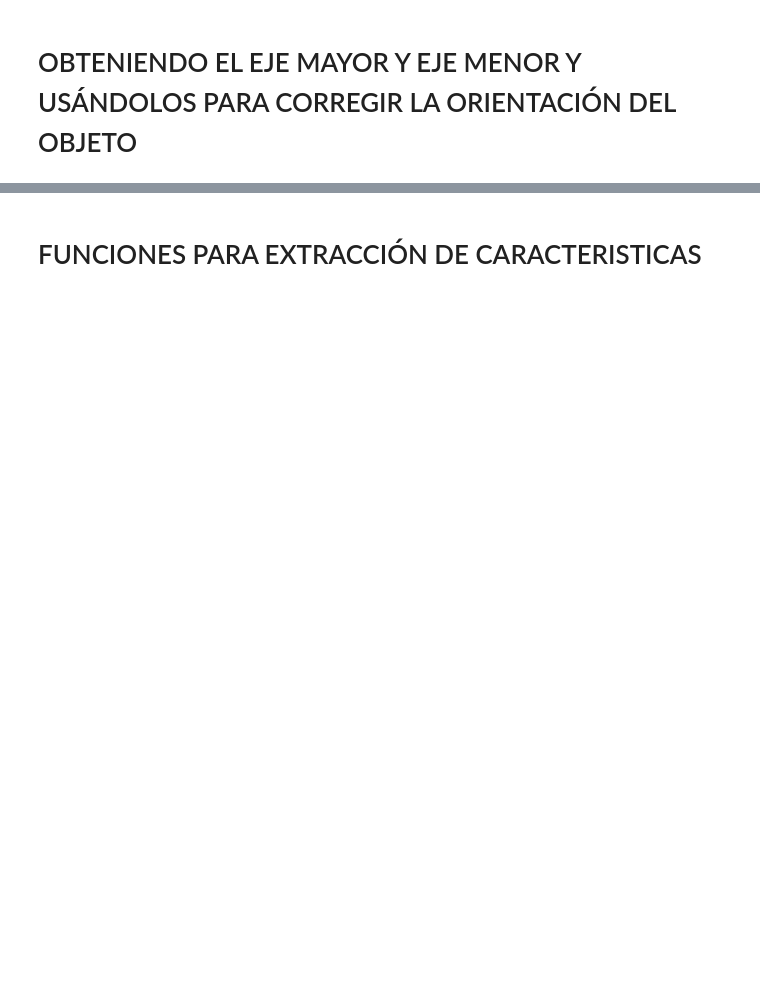
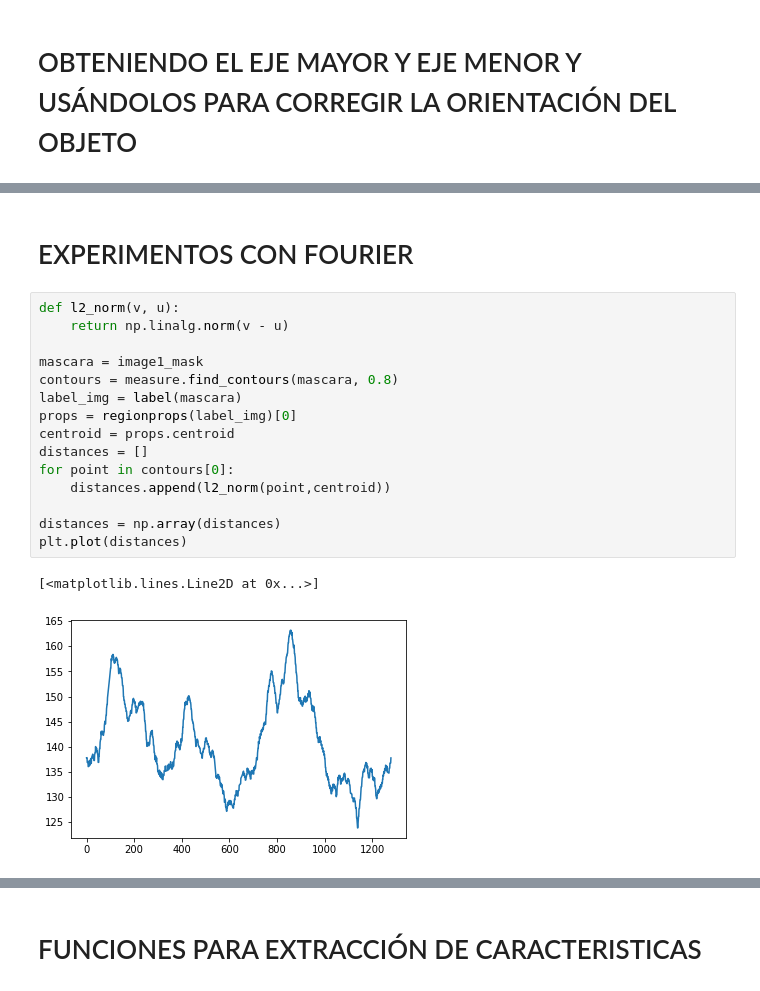
Before and after one commit to dipaco/mole-classification, a Jupyter notebook: conf-tests/melanomas.ipynb, the cells around one changed output, grey strips where cells are left out. Saved outputs shown, nothing was run; the diff lists cells and outputs as text; blank space fills up the shorter version.

```diff
--- a/conf-tests/melanomas.ipynb
+++ b/conf-tests/melanomas.ipynb
@@ -334,0 +354,20 @@ ax.plot(bx, by, '-b', linewidth=2.5)
+# %% [markdown]
+# EXPERIMENTOS CON FOURIER
+# %%
+def l2_norm(v, u):
+    return np.linalg.norm(v - u)
+
+mascara = image1_mask
+contours = measure.find_contours(mascara, 0.8)
+label_img = label(mascara)
+props = regionprops(label_img)[0]
+centroid = props.centroid
+distances = []
+for point in contours[0]:
+    distances.append(l2_norm(point,centroid))
+
+distances = np.array(distances)
+plt.plot(distances)
+# %% [output]
+[<matplotlib.lines.Line2D at 0x...>]
+[figure, added]
```
Also changed, not shown: parts of 15 cells of this notebook.
